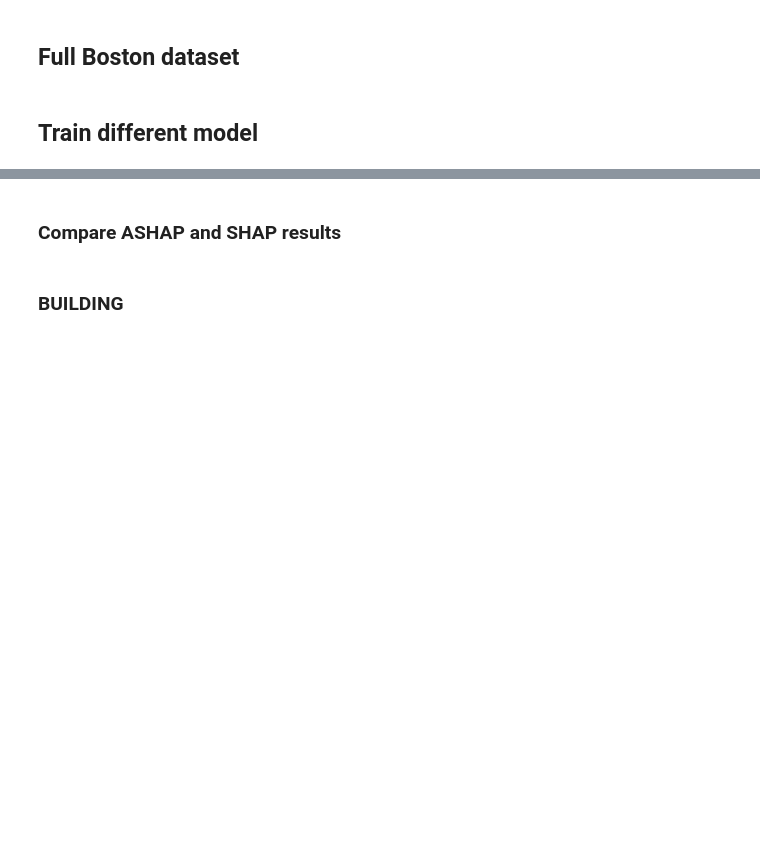
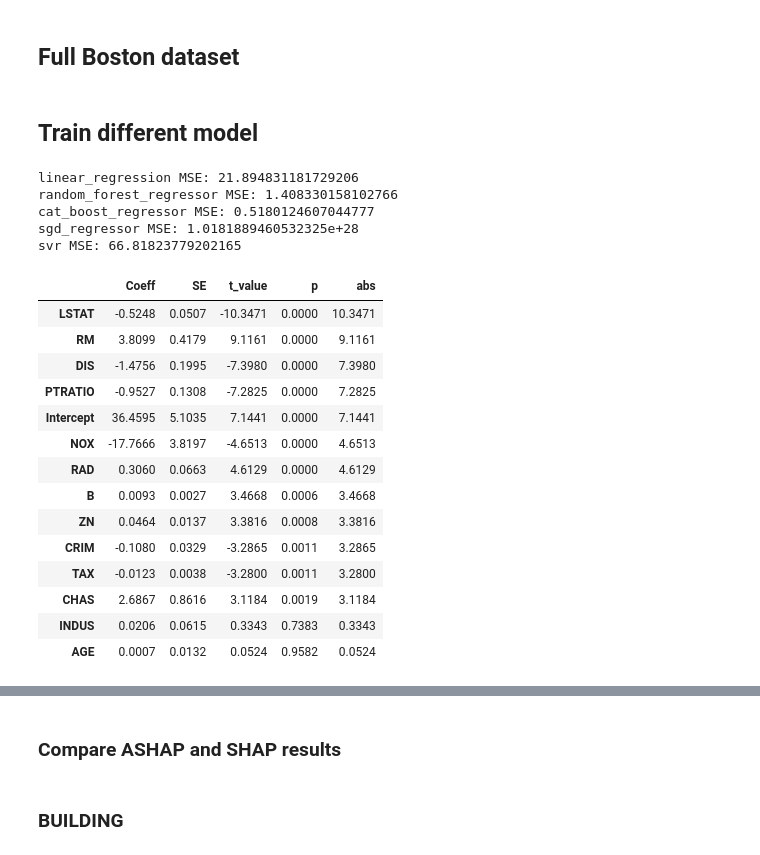
Before and after one commit to dandolodavid/ACME, a Jupyter notebook: data/ACME vs SHAP.ipynb, the cells around one changed output, grey strips where cells are left out. Cells and saved outputs as stored; diff of their text form; code cells hidden in the pictures; blank space fills up the shorter version.

```diff
--- a/data/ACME vs SHAP.ipynb
+++ b/data/ACME vs SHAP.ipynb
@@ -30,3 +30,15 @@ for model in models_name:
         build_model = Builder(model).feature_names(features).labels(['target']).build()
         train_model = build_model.train(dataframe)
         models[model] = train_model
+# %%
+from sklearn.metrics import mean_squared_error
+for model in models_name:
+    pred = models[model].apply(dataframe).values()['target']
+    mse = mean_squared_error(y, pred)
+    print(model +' '+ 'MSE: ' + str(mse))
+# %% [output]
+linear_regression MSE: 21.894831181729206
+random_forest_regressor MSE: 1.408330158102766
+cat_boost_regressor MSE: 0.5180124607044777
+sgd_regressor MSE: 1.0181889460532325e+28
+svr MSE: 66.81823779202165
@@ -32,0 +47,20 @@ for model in models_name:
+# %%
+obj = create_fi().linear_model_summary(models['linear_regression'], dataframe, 'target').dataframe()
+obj['abs'] = np.abs(obj['t_value'])
+obj.sort_values('abs',ascending=False)
+# %% [output]
+|  | Coeff | SE | t_value | p | abs |
+| LSTAT | -0.5248 | 0.0507 | -10.3471 | 0.0000 | 10.3471 |
+| RM | 3.8099 | 0.4179 | 9.1161 | 0.0000 | 9.1161 |
+| DIS | -1.4756 | 0.1995 | -7.3980 | 0.0000 | 7.3980 |
+| PTRATIO | -0.9527 | 0.1308 | -7.2825 | 0.0000 | 7.2825 |
+| Intercept | 36.4595 | 5.1035 | 7.1441 | 0.0000 | 7.1441 |
+| NOX | -17.7666 | 3.8197 | -4.6513 | 0.0000 | 4.6513 |
+| RAD | 0.3060 | 0.0663 | 4.6129 | 0.0000 | 4.6129 |
+| B | 0.0093 | 0.0027 | 3.4668 | 0.0006 | 3.4668 |
+| ZN | 0.0464 | 0.0137 | 3.3816 | 0.0008 | 3.3816 |
+| CRIM | -0.1080 | 0.0329 | -3.2865 | 0.0011 | 3.2865 |
+| TAX | -0.0123 | 0.0038 | -3.2800 | 0.0011 | 3.2800 |
+| CHAS | 2.6867 | 0.8616 | 3.1184 | 0.0019 | 3.1184 |
+| INDUS | 0.0206 | 0.0615 | 0.3343 | 0.7383 | 0.3343 |
+| AGE | 0.0007 | 0.0132 | 0.0524 | 0.9582 | 0.0524 |
```
Also changed, not shown: parts of 12 cells of this notebook, 18 other files.
